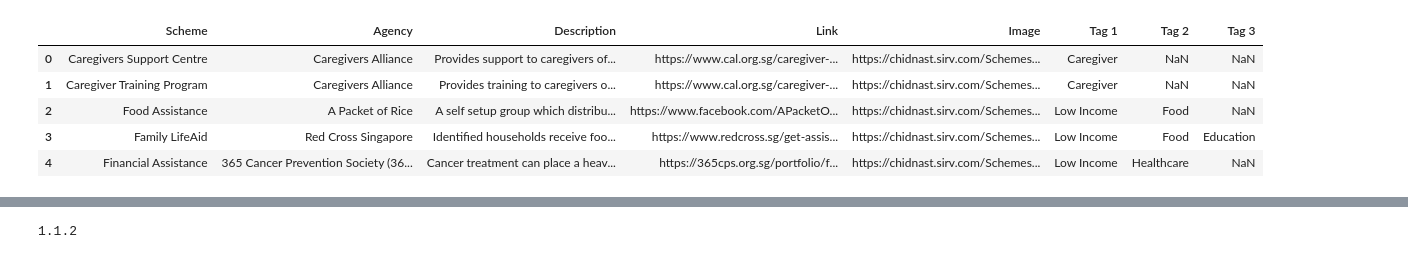
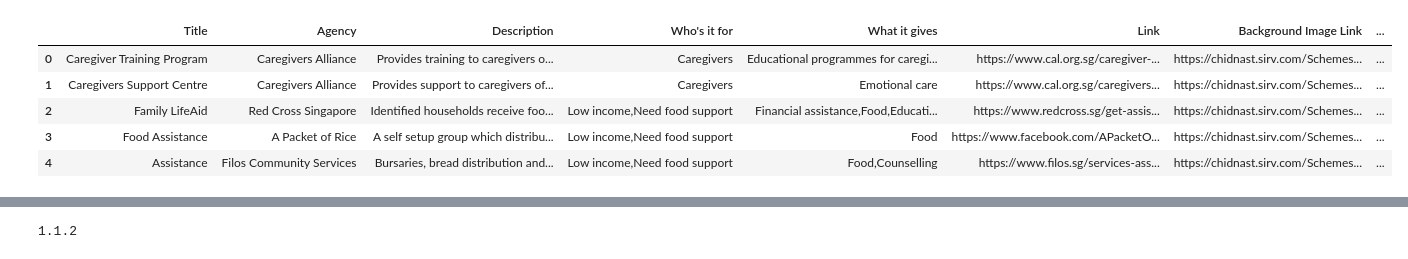
Before and after one commit to bettersg/SchemesSG, a Jupyter notebook: weights_generation/LSI model.ipynb, the cells around one changed output, grey strips where cells are left out. Saved outputs shown, nothing was run; the diff lists cells and outputs as text; code cells hidden in the pictures.

```diff
--- a/weights_generation/LSI model.ipynb
+++ b/weights_generation/LSI model.ipynb
@@ -7,14 +7,14 @@ import operator
 import re
 import string
 # %%
-df_schemes = pd.read_csv('../schemes.csv', encoding='mac_roman')
+df_schemes = pd.read_csv('../schemes2.csv', encoding='mac_roman')
 df_schemes.head()
 # %% [output]
-|  | Scheme | Agency | Description | Link | Image | Tag 1 | Tag 2 | Tag 3 |
-| 0 | Caregivers Support Centre | Caregivers Alliance | Provides support to caregivers of... | https://www.cal.org.sg/caregiver-... | https://chidnast.sirv.com/Schemes... | Caregiver | NaN | NaN |
-| 1 | Caregiver Training Program | Caregivers Alliance | Provides training to caregivers o... | https://www.cal.org.sg/caregiver-... | https://chidnast.sirv.com/Schemes... | Caregiver | NaN | NaN |
-| 2 | Food Assistance | A Packet of Rice | A self setup group which distribu... | https://www.facebook.com/APacketO... | https://chidnast.sirv.com/Schemes... | Low Income | Food | NaN |
-| 3 | Family LifeAid | Red Cross Singapore | Identified households receive foo... | https://www.redcross.sg/get-assis... | https://chidnast.sirv.com/Schemes... | Low Income | Food | Education |
-| 4 | Financial Assistance | 365 Cancer Prevention Society (36... | Cancer treatment can place a heav... | https://365cps.org.sg/portfolio/f... | https://chidnast.sirv.com/Schemes... | Low Income | Healthcare | NaN |
+|  | Title | Agency | Description | Who's it for | What it gives | Link | Background Image Link | ... |
+| 0 | Caregiver Training Program | Caregivers Alliance | Provides training to caregivers o... | Caregivers | Educational programmes for caregi... | https://www.cal.org.sg/caregiver-... | https://chidnast.sirv.com/Schemes... | ... |
+| 1 | Caregivers Support Centre | Caregivers Alliance | Provides support to caregivers of... | Caregivers | Emotional care | https://www.cal.org.sg/caregivers... | https://chidnast.sirv.com/Schemes... | ... |
+| 2 | Family LifeAid | Red Cross Singapore | Identified households receive foo... | Low income,Need food support | Financial assistance,Food,Educati... | https://www.redcross.sg/get-assis... | https://chidnast.sirv.com/Schemes... | ... |
+| 3 | Food Assistance | A Packet of Rice | A self setup group which distribu... | Low income,Need food support | Food | https://www.facebook.com/APacketO... | https://chidnast.sirv.com/Schemes... | ... |
+| 4 | Assistance | Filos Community Services | Bursaries, bread distribution and... | Low income,Need food support | Food,Counselling | https://www.filos.sg/services-ass... | https://chidnast.sirv.com/Schemes... | ... |
 # %%
 #Create tag list
```
Also changed, not shown: parts of 16 cells of this notebook, 11 other files.
